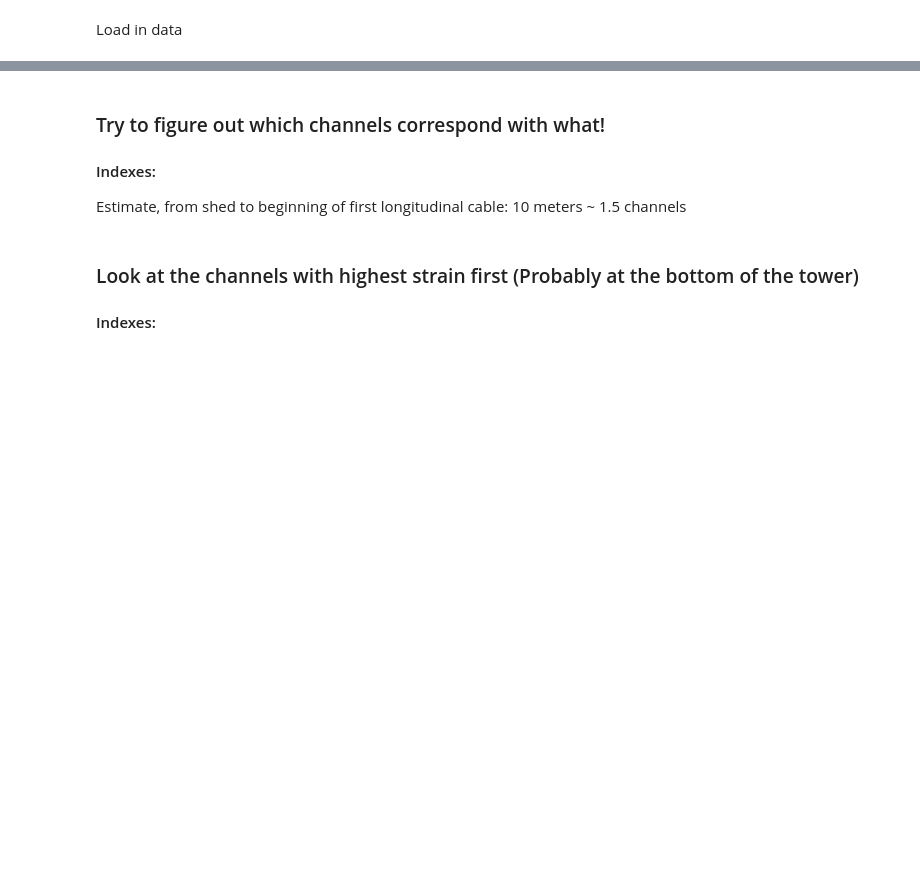
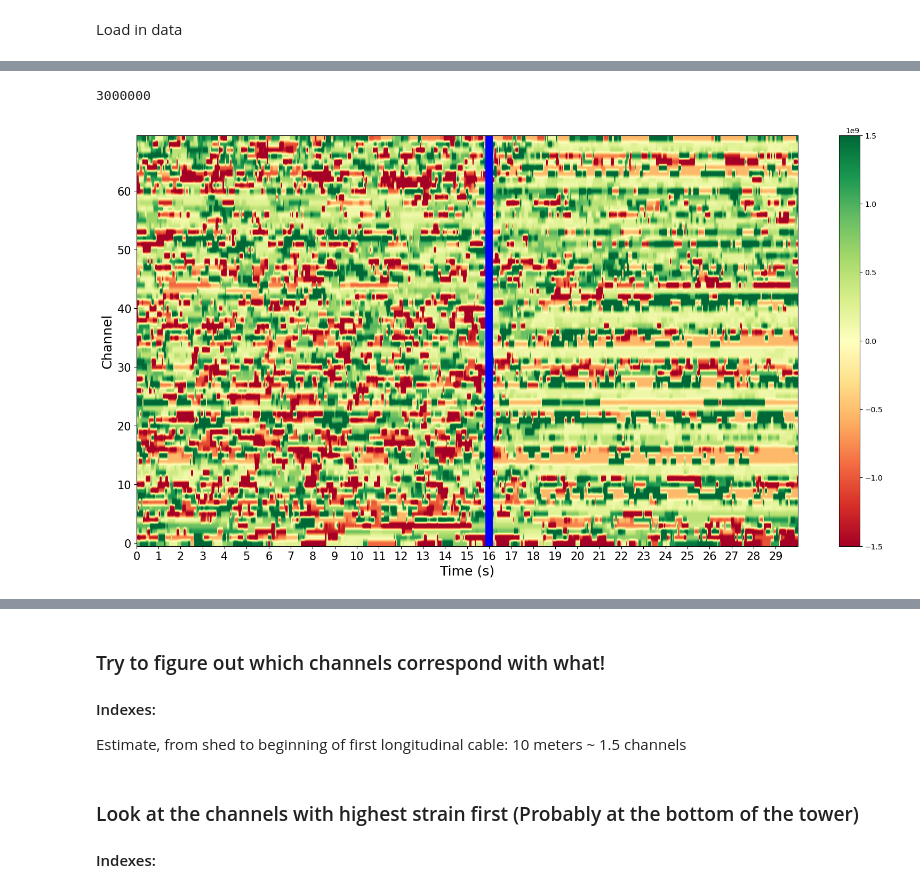
Before and after one commit to jamesterryxu/oklahoma-wind-turbine, a Jupyter notebook: python/das-eda.ipynb, the cells around one changed output, grey strips where cells are left out. Drawn from its saved outputs; the diff is of its cells as text; code cells hidden in the pictures; blank space fills up the shorter version.

```diff
--- a/python/das-eda.ipynb
+++ b/python/das-eda.ipynb
@@ -27,3 +66,35 @@ print(np.shape(strain_data))
+# %%
+print(nt)
+# %% [output]
+3000000
+# %%
+cmap = plt.get_cmap('RdYlGn')  # Red-Yellow-Green colormap
+
+# Create the figure
+fig, ax = plt.subplots(figsize=(20,10))
+
+# Create a pseudo-color plot with the time series data
+cax = ax.imshow(strain_data[:70,800000:950000], aspect='auto', cmap=cmap, origin='lower',vmin=-1.5*(10**9),vmax=1.5*(10**9))
+
+# Add a colorbar
+fig.colorbar(cax)
+
+# Set labels and title
+ax.set_xlabel('Time (s)')
+ax.set_ylabel('Channel')
+ax.xaxis.label.set_size(18)
+ax.yaxis.label.set_size(18)
+ax.tick_params(axis='both', which='major', labelsize=15)
+
+# Set the x-ticks to represent time
+ax.set_xticks(np.arange(0, 950000-800000, 5000))
+ax.set_xticklabels(np.arange(0, 30, 1))  # Labels go from 0 to 30 seconds
+ax.axvline(x=80000, linewidth=10,color='blue')
+
+# Show the plot
+plt.show()
+# %% [output]
+[figure, added]
 # %%
 def plot_spectrogram(time_series_data, spatial_point):
     frequencies, times, Sxx = signal.spectrogram(time_series_data, fs=100)
```
Also changed, not shown: parts of 24 cells of this notebook, 1 other file.
